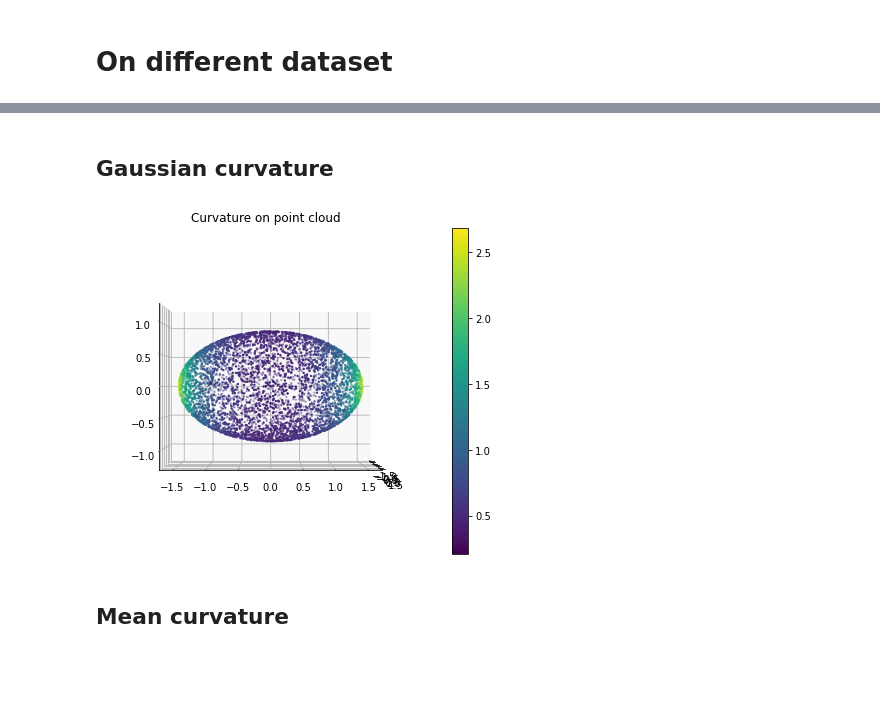
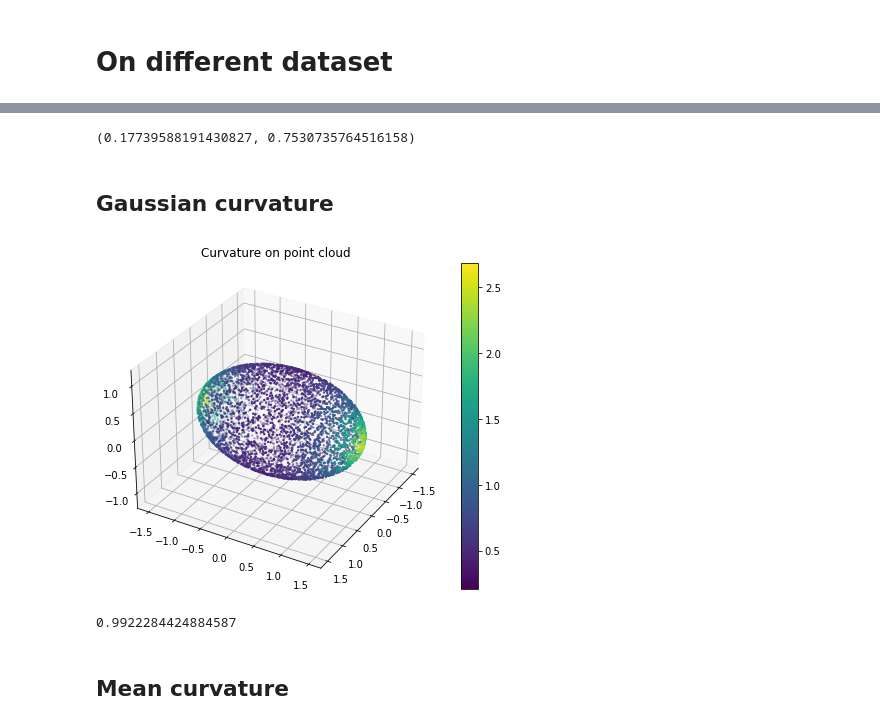
Before and after one commit to ZhangKaly/Principal-Curvature, a Jupyter notebook: notebooks/9.0-kz-all-curvatures.ipynb, the cells around one changed output, grey strips where cells are left out. Cells and saved outputs as stored; diff of their text form; code cells hidden in the pictures; blank space fills up the shorter version.

```diff
--- a/notebooks/9.0-kz-all-curvatures.ipynb
+++ b/notebooks/9.0-kz-all-curvatures.ipynb
@@ -186,7 +239,7 @@ num_eval = int(len(torus))
 curvature = []
 for i in tqdm(range(num_eval)):
     b = compute_mean_curvature(torus, torus[i].reshape(1, -1), torus_centers[i],
-                               epsilon_PCA =0.2, tau_radius = 1, max_min_num = 120)
+                               epsilon_PCA =0.2, tau_radius = 1, max_min_num = 450)
     curvature.append(b)
 # %%
 v = np.array(curvature).T
@@ -233,0 +360,31 @@ plt.show()
+# %%
+def generate_hyperboloid_cloud(a, b, c, num_points=5000, seed=42):
+    np.random.seed(seed)
+
+    u = np.random.uniform(-1.5,1.5,num_points)
+    v = np.random.uniform(0, 2*np.pi, num_points)
+
+    x = a*np.sqrt(1 + np.square(u)) * np.cos(v)
+    y = b*np.sqrt(1 + np.square(u)) * np.sin(v)
+    z = c*u
+
+    K = - c**2 / np.square(c**2 + (a**2 + c**2) * np.square(u))
+    H = (c**3 * np.cosh(u) **2 + a**2 * c* np.sinh(u)**2
+         - a**2 * c)/(a* (a**2 *np.sinh(u)**2 + c**2 * np.cosh(u)**2)**1.5)
+    return np.column_stack((x, y, z)), K, H
+# %%
+hp, hp_K, hp_H = generate_hyperboloid_cloud(0.9, 0.9, 0.9)
+
+# Visualize the point cloud
+fig = plt.figure(figsize=(8, 6))
+ax = fig.add_subplot(111, projection='3d')
+scatter = ax.scatter(hp[:num_eval, 0], hp[:num_eval, 1], hp[:num_eval, 2], s=2, c = hp_H)
+ax.set_title("Ground Truth")
+ax.set_xticks([])
+ax.set_yticks([])
+ax.set_zticks([])
+plt.colorbar(scatter)
+ax.set_aspect('equal')
+ax.view_init(45, 45)
+plt.savefig("mc_hp_gt.png", dpi = 300)
+plt.show()
@@ -233,0 +393,8 @@ plt.show()
+# %%
+num_eval = int(len(ell))
+hp_centers = np.array([0, 0, 0])
+curvature = []
+for i in tqdm(range(num_eval)):
+    b = compute_mean_curvature(hp, hp[i].reshape(1, -1), hp_centers,
+                               epsilon_PCA =0.4, tau_radius = 0.8, max_min_num = 130)
+    curvature.append(b)
@@ -234,3 +419,9 @@ plt.show()
+# %%
+corr, _ = pearsonr(hp_H , -v)
+rmse = np.sqrt(mean_squared_error(hp_H, -v))
+print((rmse, corr))
+# %% [output]
+(0.17739588191430827, 0.7530735764516158)
 # %% [markdown]
 ## Gaussian curvature
 # %%
@@ -243,13 +434,13 @@ for i in tqdm(range(num_eval)):
 # %%
 v = np.array(curvature).T
 # Visualize the point cloud
 fig = plt.figure(figsize=(8, 6))
 ax = fig.add_subplot(111, projection='3d')
 scatter = ax.scatter(ellipsoid[:num_eval, 0], ellipsoid[:num_eval, 1], ellipsoid[:num_eval, 2], s=2, c = v)
 ax.set_title("Curvature on point cloud")
-ax.view_init(0, 0)
+ax.view_init(30, 30)
 plt.colorbar(scatter)
 ax.set_aspect('equal')
 plt.show()
 # %% [output]
-[figure, old version]
+[figure, new version]
@@ -256,3 +457,9 @@ plt.show()
+# %%
+from scipy.stats import pearsonr
+corr, _ = pearsonr(dd, v)
+corr
+# %% [output]
+0.9922284424884587
 # %% [markdown]
 ## Mean curvature
 # %%
```
Also changed, not shown: parts of 31 cells of this notebook, 32 other files.
